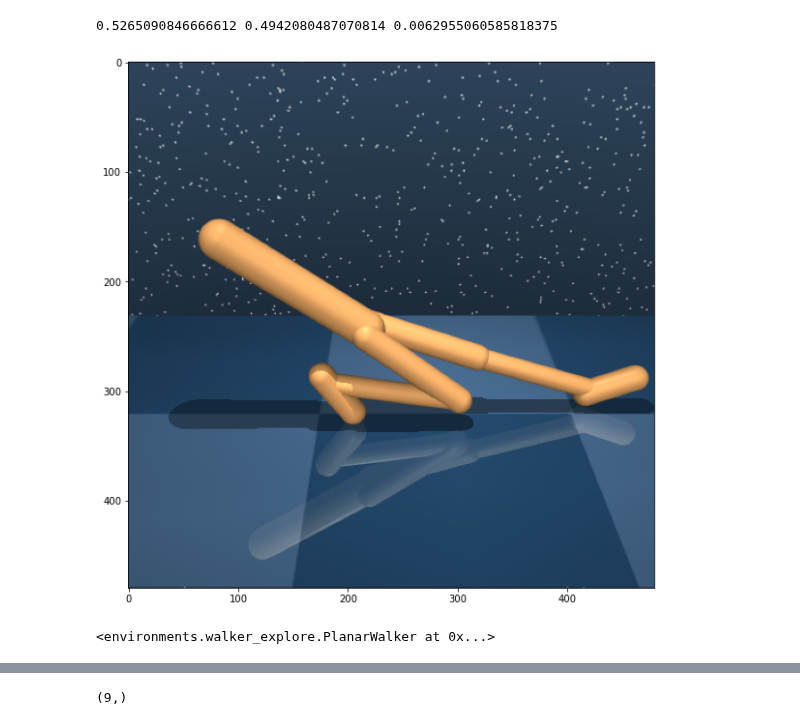
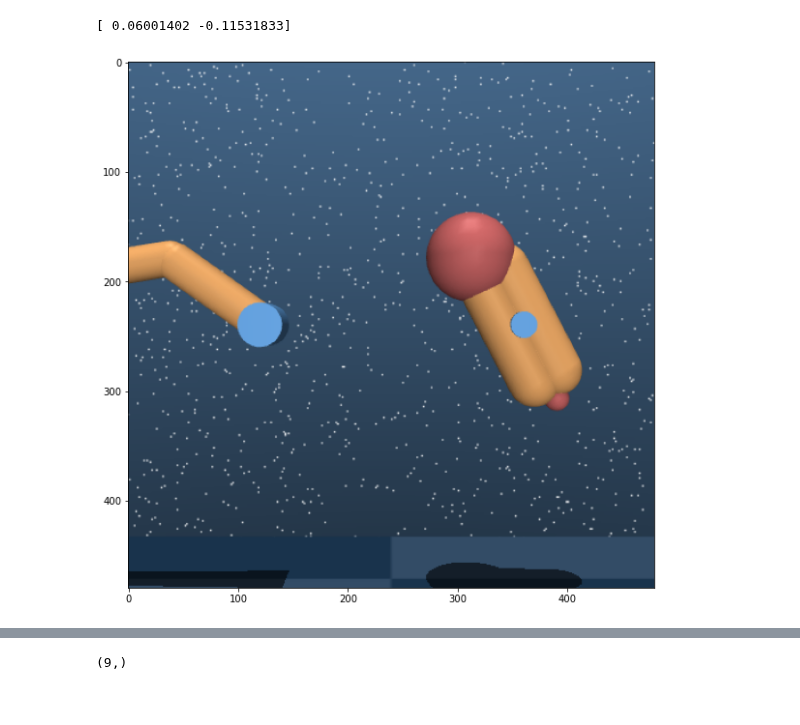
Before and after one commit to willwhitney/exploration-reimplementation, a Jupyter notebook: env dev.ipynb, the cells around one changed output, grey strips where cells are left out. Saved outputs shown, nothing was run; the diff lists cells and outputs as text; code cells hidden in the pictures.

Commit message:
add finger_explore

```diff
--- a/env dev.ipynb
+++ b/env dev.ipynb
@@ -28,17 +29,13 @@ def render(physics, camera_id=None, height=480, width=480, **kwargs):
     plt.figure(figsize = (10,10))
     plt.imshow(img)
 # %%
-reload(walker_explore)
-env = suite.load('walker_explore', 'stand_narrow_sparse')
+reload(finger_explore)
+env = suite.load('finger_explore', 'turn_easy_narrow')
 env.reset()
-render(env.physics, camera_id='side')
-timestep = env.step(np.zeros(env.action_spec().shape))
-print(env.physics.torso_height(), env.physics.torso_upright(), timestep.reward)
-# print(env.task.get_stand_reward(env.physics))
+render(env.physics, camera_id='cam1')
+# timestep = env.step(np.zeros(env.action_spec().shape))
+# print(env.physics.torso_height(), env.physics.torso_upright(), timestep.reward)
+print(env.physics.tip_position())
 # %% [output]
-0.5265090846666612 0.4942080487070814 0.0062955060585818375
+[ 0.06001402 -0.11531833]
-[figure, old version]
+[figure, new version]
-# %%
-rewards.tolerance(stand_reward, bounds=(0.1, float('inf')), margin=0.1)
-# %% [output]
-<environments.walker_explore.PlanarWalker at 0x...>
```
Also changed, not shown: parts of 6 cells of this notebook, 5 other files.
